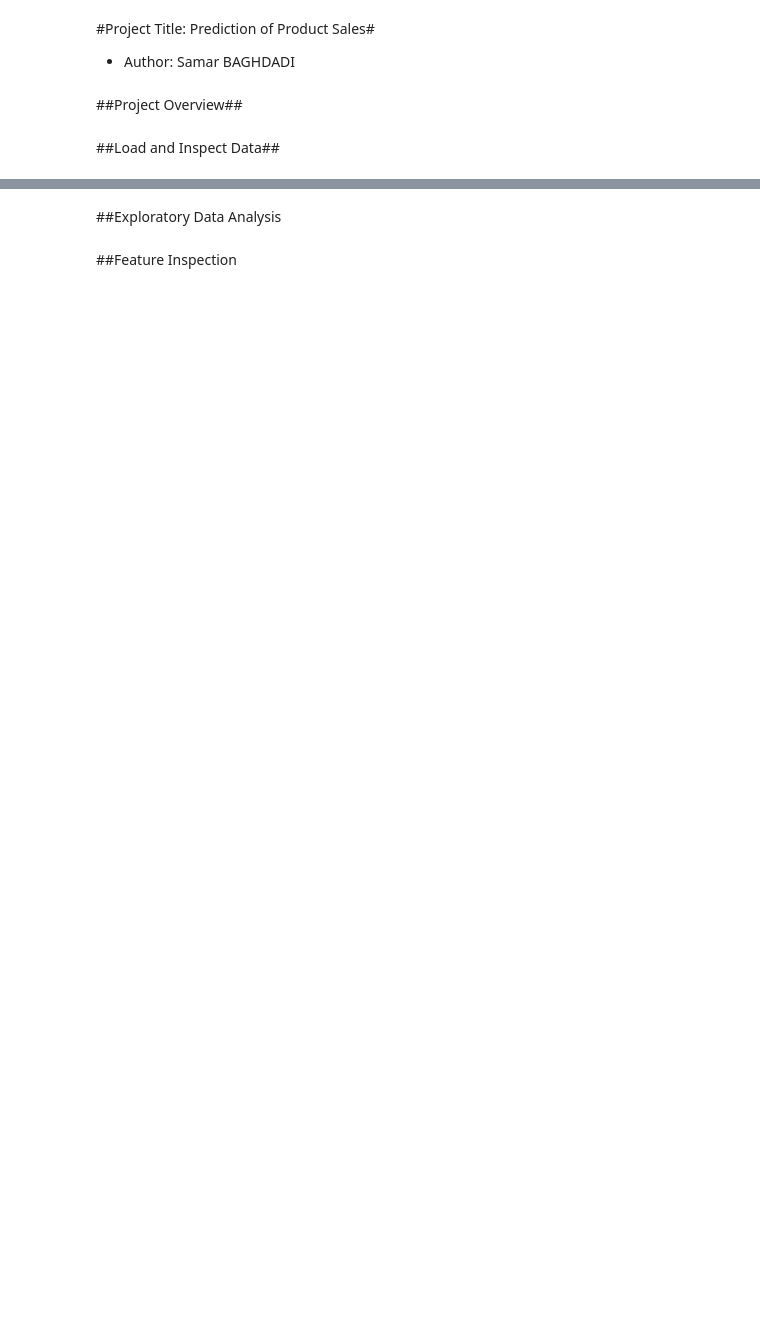
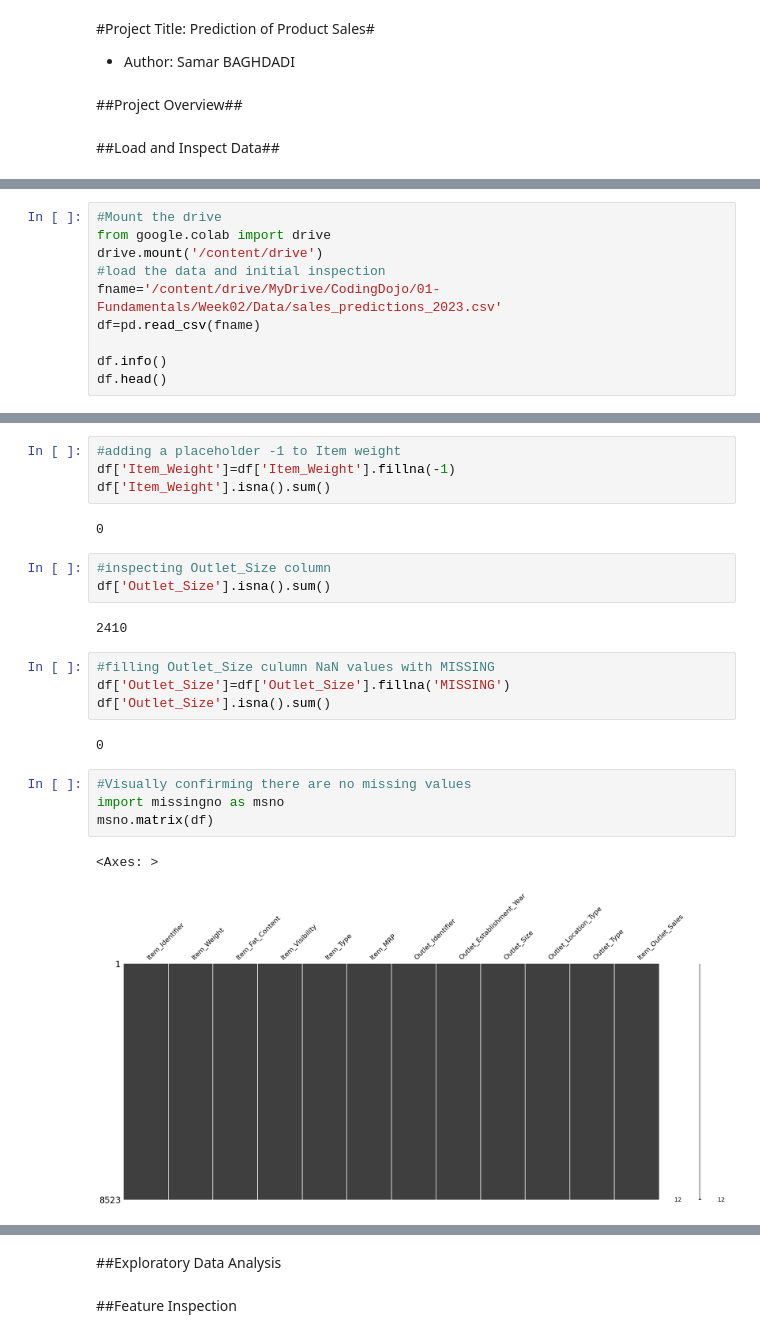
Before and after one commit to SamarBaghdadi/Prediction-of-Product-Sales, a Jupyter notebook: Prediction_of_Product_Sales.ipynb, the cells around one changed output, grey strips where cells are left out. Cells and saved outputs as stored; diff of their text form; blank space fills up the shorter version.

```diff
--- a/Prediction_of_Product_Sales.ipynb
+++ b/Prediction_of_Product_Sales.ipynb
@@ -11,0 +12,10 @@
+# %%
+#Mount the drive
+from google.colab import drive
+drive.mount('/content/drive')
+#load the data and initial inspection
+fname='/content/drive/MyDrive/CodingDojo/01-Fundamentals/Week02/Data/sales_predictions_2023.csv'
+df=pd.read_csv(fname)
+
+df.info()
+df.head()
@@ -11,0 +101,24 @@
+# %%
+#adding a placeholder -1 to Item weight
+df['Item_Weight']=df['Item_Weight'].fillna(-1)
+df['Item_Weight'].isna().sum()
+# %% [output]
+0
+# %%
+#inspecting Outlet_Size column
+df['Outlet_Size'].isna().sum()
+# %% [output]
+2410
+# %%
+#filling Outlet_Size culumn NaN values with MISSING
+df['Outlet_Size']=df['Outlet_Size'].fillna('MISSING')
+df['Outlet_Size'].isna().sum()
+# %% [output]
+0
+# %%
+#Visually confirming there are no missing values
+import missingno as msno
+msno.matrix(df)
+# %% [output]
+<Axes: >
+[figure, added]
```
Also changed, not shown: parts of 24 cells of this notebook.
